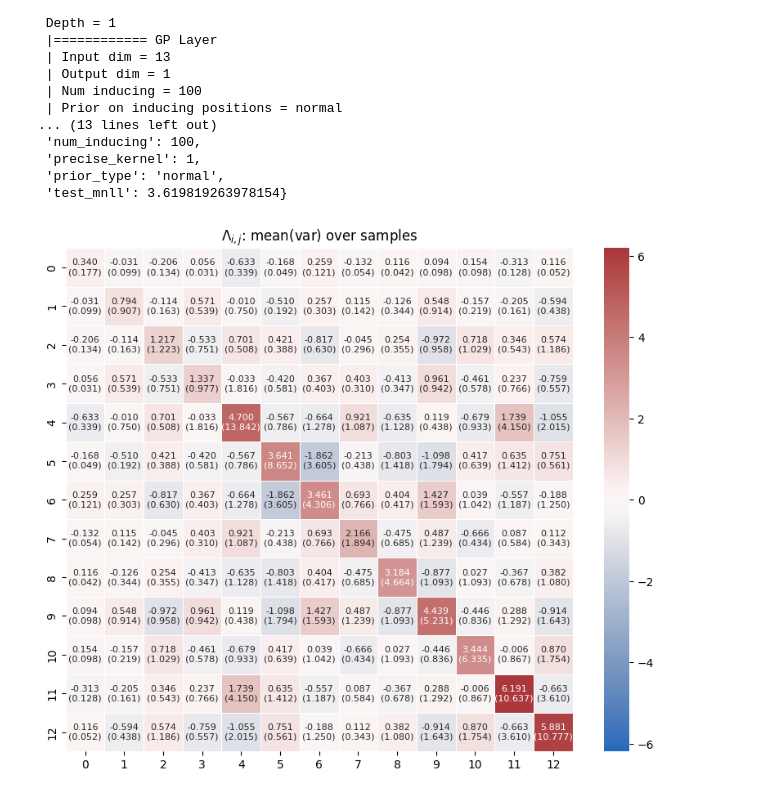
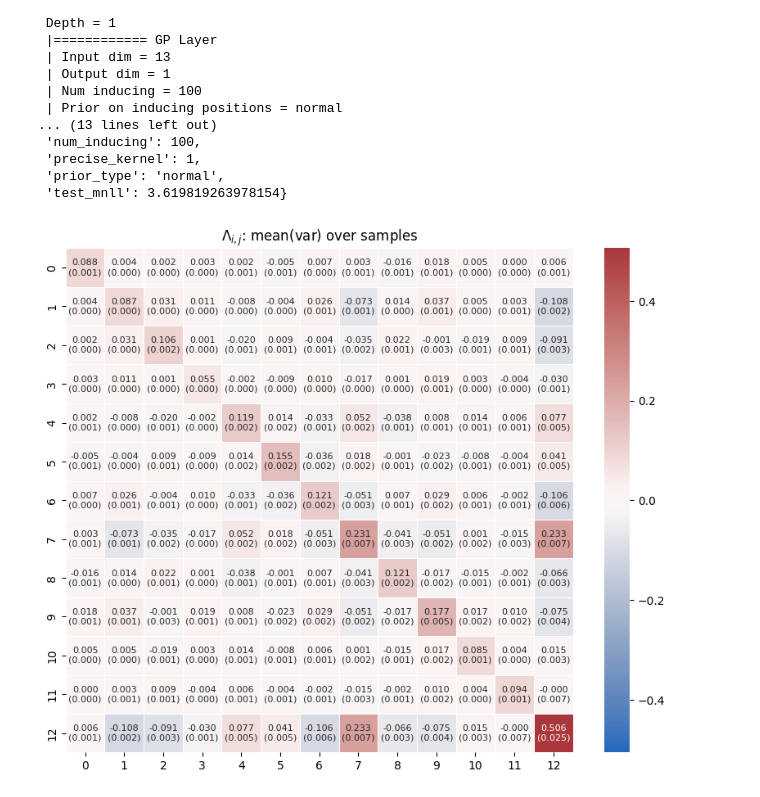
Before and after one commit to mattyred/BSGP_Automatic_Independence_Determination, a Jupyter notebook: results/precise_kernel/demo_precise_kernel.ipynb, the cells around one changed output. Cells and saved outputs as stored; diff of their text form; code cells hidden in the pictures.

```diff
--- a/results/precise_kernel/demo_precise_kernel.ipynb
+++ b/results/precise_kernel/demo_precise_kernel.ipynb
@@ -34,8 +34,8 @@ INFO:root:Number of inducing points: 100
  'prior_type': 'normal',
  'test_mnll': 3.619819263978154}
 # %%
-processed_results_kfold = process_results.process_results_kfold(filepath='results/run-0001/boston_AID_results.json', precise_kernel=1, d=13, kfold=2)
+processed_results_kfold = process_results.process_results_kfold(filepath='results/run-0004/boston_AID_results.json', precise_kernel=1, d=13, kfold=3)
 # %%
-process_results.heatmap_precision(processed_results_kfold['precisions_merged_mean_kfold'][0], processed_results_kfold['precisions_merged_var_kfold'][0], fig_height=8, fig_width=10)
+process_results.heatmap_precision(processed_results_kfold['precisions_merged_mean_kfold'][1], processed_results_kfold['precisions_merged_var_kfold'][1], fig_height=8, fig_width=10)
 # %% [output]
-[figure, old version]
+[figure, new version]
```
Also changed, not shown: parts of 2 cells of this notebook, 2 other files.
